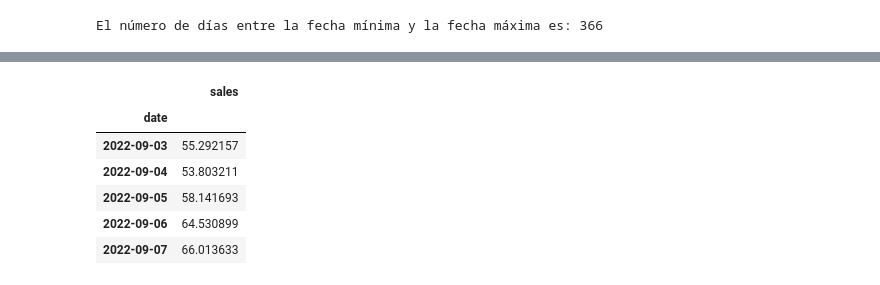
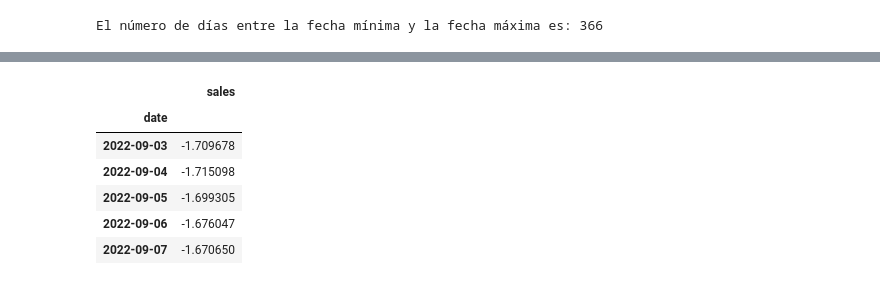
Before and after one commit to 4GeeksAcademy/serie-tempalt-joeld, a Jupyter notebook: src/explore.ipynb, the cells around one changed output, grey strips where cells are left out. Saved outputs shown, nothing was run; the diff lists cells and outputs as text; code cells hidden in the pictures.

```diff
--- a/src/explore.ipynb
+++ b/src/explore.ipynb
@@ -45,0 +64,4 @@ El número de días entre la fecha mínima y la fecha máxima es: 366
+# %%
+data_sc = pd.DataFrame(data=StandardScaler().fit_transform(data.drop(['date'], axis=1)), columns=data.columns[-1:])
+data_sc['date'] = data.date
+data_sc
@@ -46,12 +82,12 @@ El número de días entre la fecha mínima y la fecha máxima es: 366
 # %%
-data.set_index('date',inplace=True, drop=True)
-data.head()
+data_sc.set_index('date',inplace=True, drop=True)
+data_sc.head()
 # %% [output]
 |  | sales |
 | date |  |
-| 2022-09-03 | 55.292157 |
-| 2022-09-04 | 53.803211 |
-| 2022-09-05 | 58.141693 |
-| 2022-09-06 | 64.530899 |
-| 2022-09-07 | 66.013633 |
+| 2022-09-03 | -1.709678 |
+| 2022-09-04 | -1.715098 |
+| 2022-09-05 | -1.699305 |
+| 2022-09-06 | -1.676047 |
+| 2022-09-07 | -1.670650 |
 # %%
```
Also changed, not shown: parts of 13 cells of this notebook.
